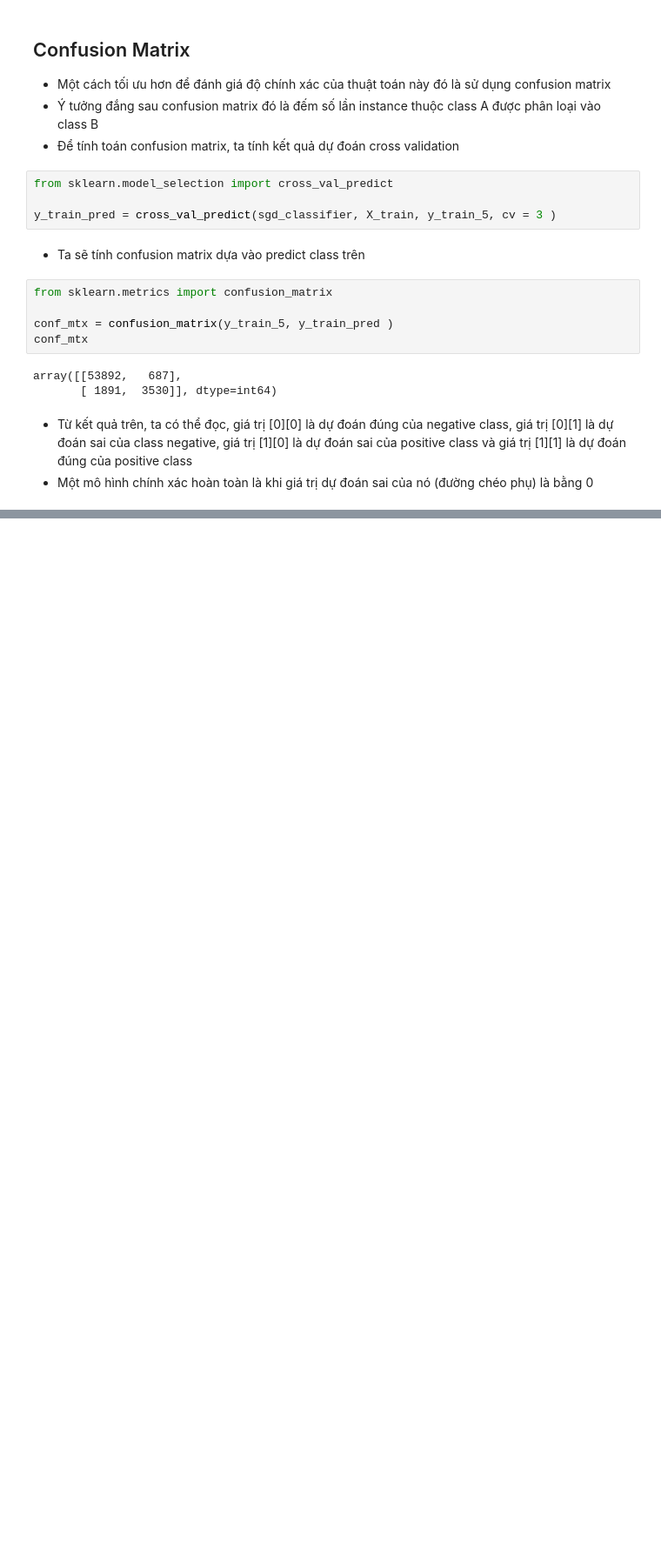
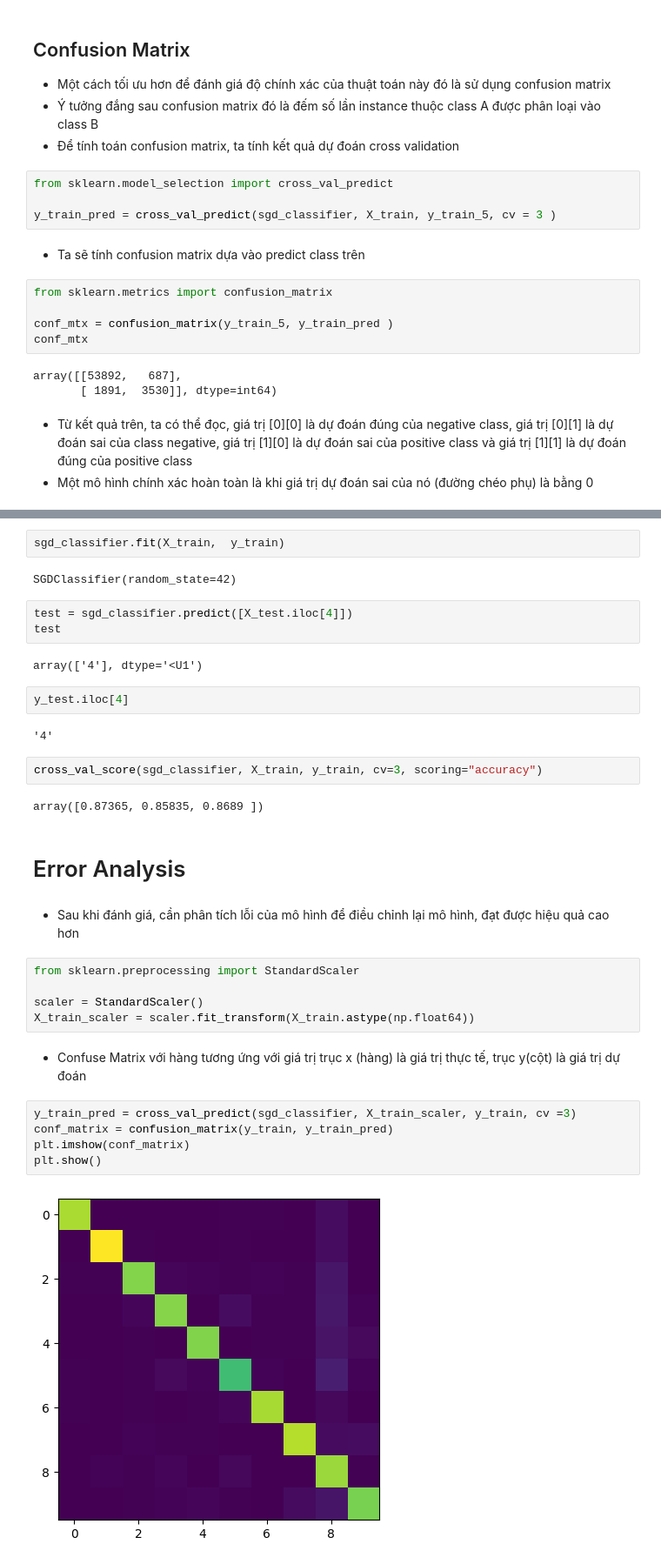
Before and after one commit to trungviet17/Practical_Machine_Learning, a Jupyter notebook: Hands_On_Machine_Learning_note/Chapter_3_Classification/MNIST-Classification.ipynb, the cells around one changed output, grey strips where cells are left out. Shown at 87% size. Drawn from its saved outputs; the diff is of its cells as text; blank space fills up the shorter version.

```diff
--- a/Hands_On_Machine_Learning_note/Chapter_3_Classification/MNIST-Classification.ipynb
+++ b/Hands_On_Machine_Learning_note/Chapter_3_Classification/MNIST-Classification.ipynb
@@ -124,0 +226,35 @@ array([[53892,   687],
+# %%
+sgd_classifier.fit(X_train,  y_train)
+# %% [output]
+SGDClassifier(random_state=42)
+# %%
+test = sgd_classifier.predict([X_test.iloc[4]])
+test
+# %% [output]
+array(['4'], dtype='<U1')
+# %%
+y_test.iloc[4]
+# %% [output]
+'4'
+# %%
+cross_val_score(sgd_classifier, X_train, y_train, cv=3, scoring="accuracy")
+# %% [output]
+array([0.87365, 0.85835, 0.8689 ])
+# %% [markdown]
+# Error Analysis
+# %% [markdown]
+- Sau khi đánh giá, cần phân tích lỗi của mô hình để điều chỉnh lại mô hình,  đạt được hiệu quả cao hơn
+# %%
+from sklearn.preprocessing import StandardScaler
+
+scaler = StandardScaler()
+X_train_scaler = scaler.fit_transform(X_train.astype(np.float64))
+# %% [markdown]
+- Confuse Matrix với hàng tương ứng với giá trị trục x (hàng) là giá trị thực tế, trục y(cột) là giá trị dự đoán
+# %%
+y_train_pred = cross_val_predict(sgd_classifier, X_train_scaler, y_train, cv =3)
+conf_matrix = confusion_matrix(y_train, y_train_pred)
+plt.imshow(conf_matrix)
+plt.show()
+# %% [output]
+[figure, added]
```
Also changed, not shown: parts of 27 cells of this notebook, 3 other files.
